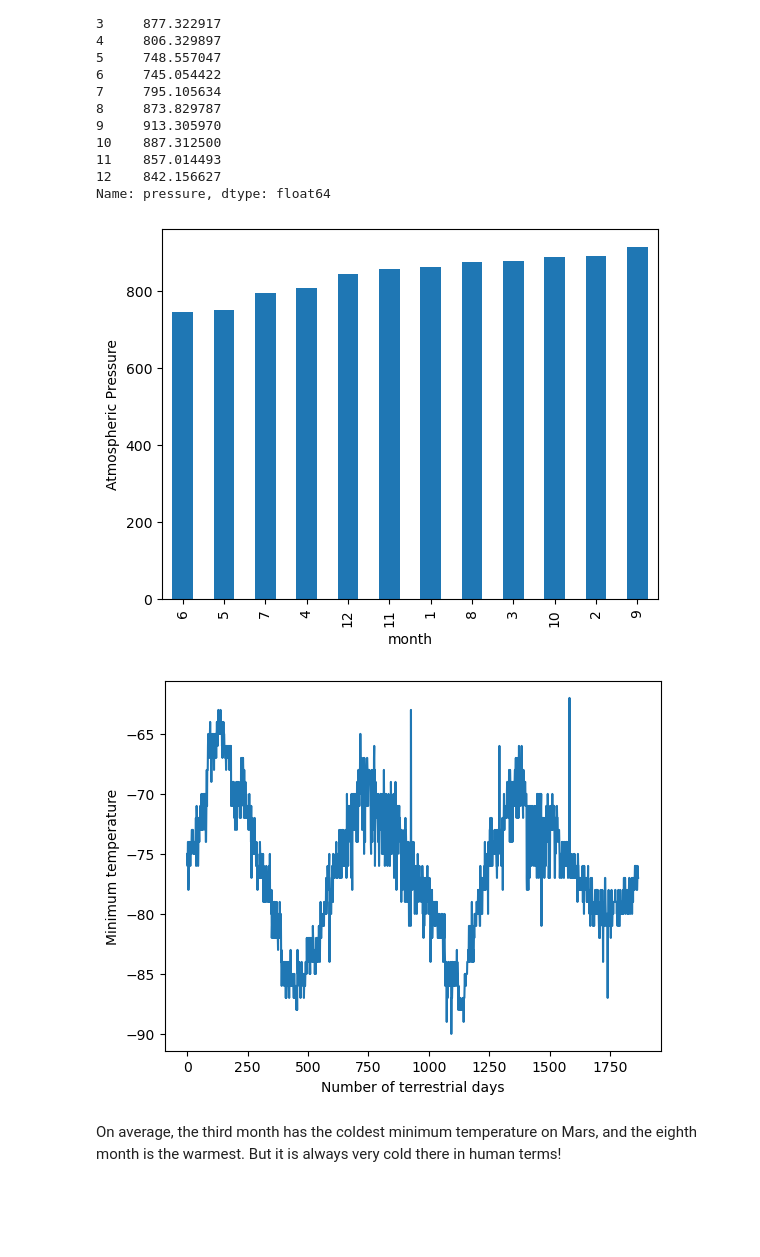
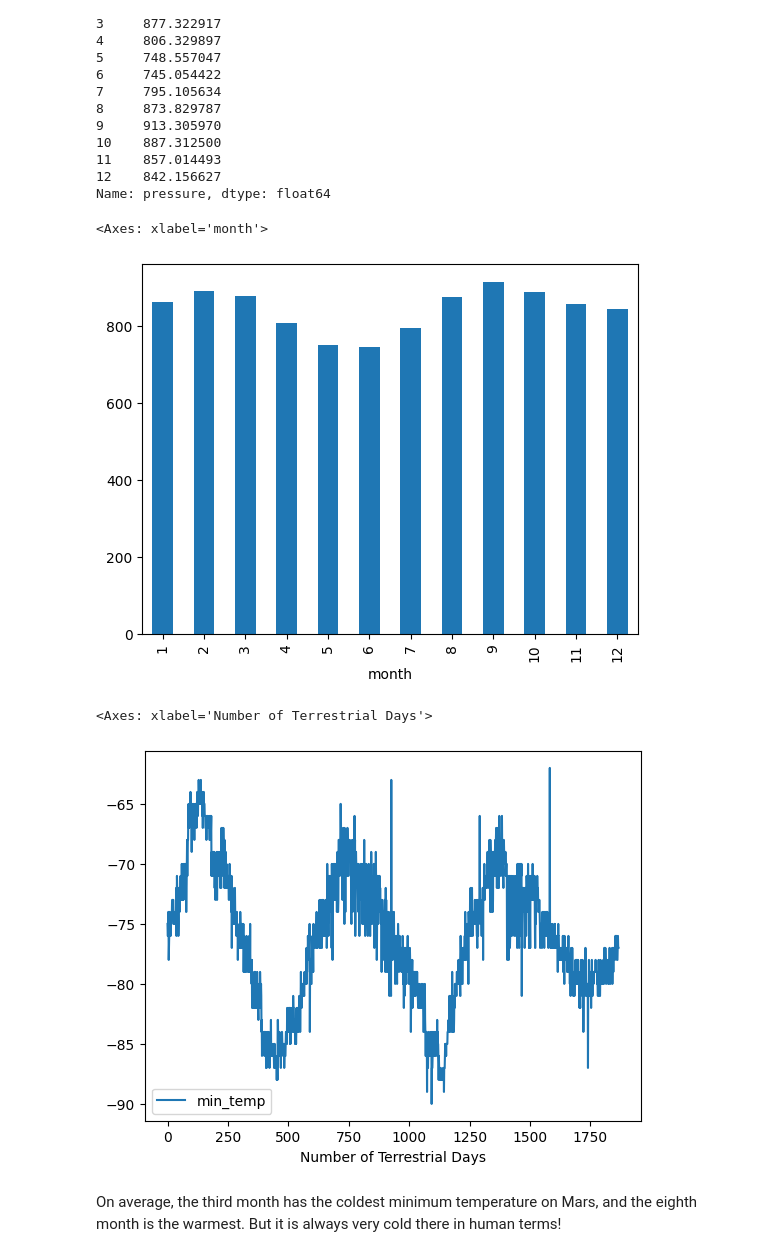
Before and after one commit to SnakeSpeak/web-scrape-challenge, a Jupyter notebook: part_2_mars_weather.ipynb, the cells around one changed output. Cells and saved outputs as stored; diff of their text form; code cells hidden in the pictures; blank space fills up the shorter version.

Commit message:
commit 	new file:   Mars Scraped Data 	modified:   part_2_mars_weather.ipynb

```diff
--- a/part_2_mars_weather.ipynb
+++ b/part_2_mars_weather.ipynb
@@ -94,2 +145,3 @@ Assemble the scraped data into a Pandas DataFrame. The columns should have the s
 # %%
 # Create a Pandas DataFrame by using the list of rows and a list of the column names
+mars_df = pd.DataFrame(table_data)
@@ -104,0 +148,6 @@ Assemble the scraped data into a Pandas DataFrame. The columns should have the s
+# %%
+# Confirm DataFrame was created successfully
+mars_df.columns = ['id','terrestrial_date','sol','ls','month','min_temp','pressure']
+mars_df = mars_df.iloc[1:]
+mars_df.reset_index(drop = True, inplace=True)
+mars_df
@@ -124,2 +186,10 @@ dtype: object
+# %%
+# Change data types for data analysis
+mars_df['sol'] = mars_df['sol'].astype(int)
+mars_df['ls'] = mars_df['ls'].astype(int)
+mars_df['month'] = mars_df['month'].astype(int)
+mars_df['min_temp'] = mars_df['min_temp'].astype(float)
+mars_df['pressure'] = mars_df['pressure'].astype(float)
+mars_df['terrestrial_date'] = pd.to_datetime(mars_df['terrestrial_date'])
 # %%
 # Confirm type changes were successful by examining data types again
@@ -196,5 +278,7 @@ Name: min_temp, dtype: float64
 # %%
 # 4. Average pressure by Martian month
+avg_pressure_monthly = mars_df['pressure'].groupby(mars_df['month']).mean()
+avg_pressure_monthly
 # %% [output]
 month
 1     862.488506
@@ -212,12 +296,18 @@ month
 Name: pressure, dtype: float64
 # %%
 # Plot the average pressure by month
+avg_pressure_monthly.plot(kind = 'bar')
 # %% [output]
+<Axes: xlabel='month'>
-[figure, old version]
+[figure, new version]
 # %%
 # 5. How many terrestrial (earth) days are there in a Martian year?
+
+
+mars_df.plot(kind = 'line', y = 'min_temp', xlabel= 'Number of Terrestrial Days')
 # %% [output]
+<Axes: xlabel='Number of Terrestrial Days'>
-[figure, old version]
+[figure, new version]
 # %% [markdown]
 On average, the third month has the coldest minimum temperature on Mars, and the eighth month is the warmest. But it is always very cold there in human terms!
 # %% [markdown]
```
Also changed, not shown: parts of 15 cells of this notebook, 1 other file.
